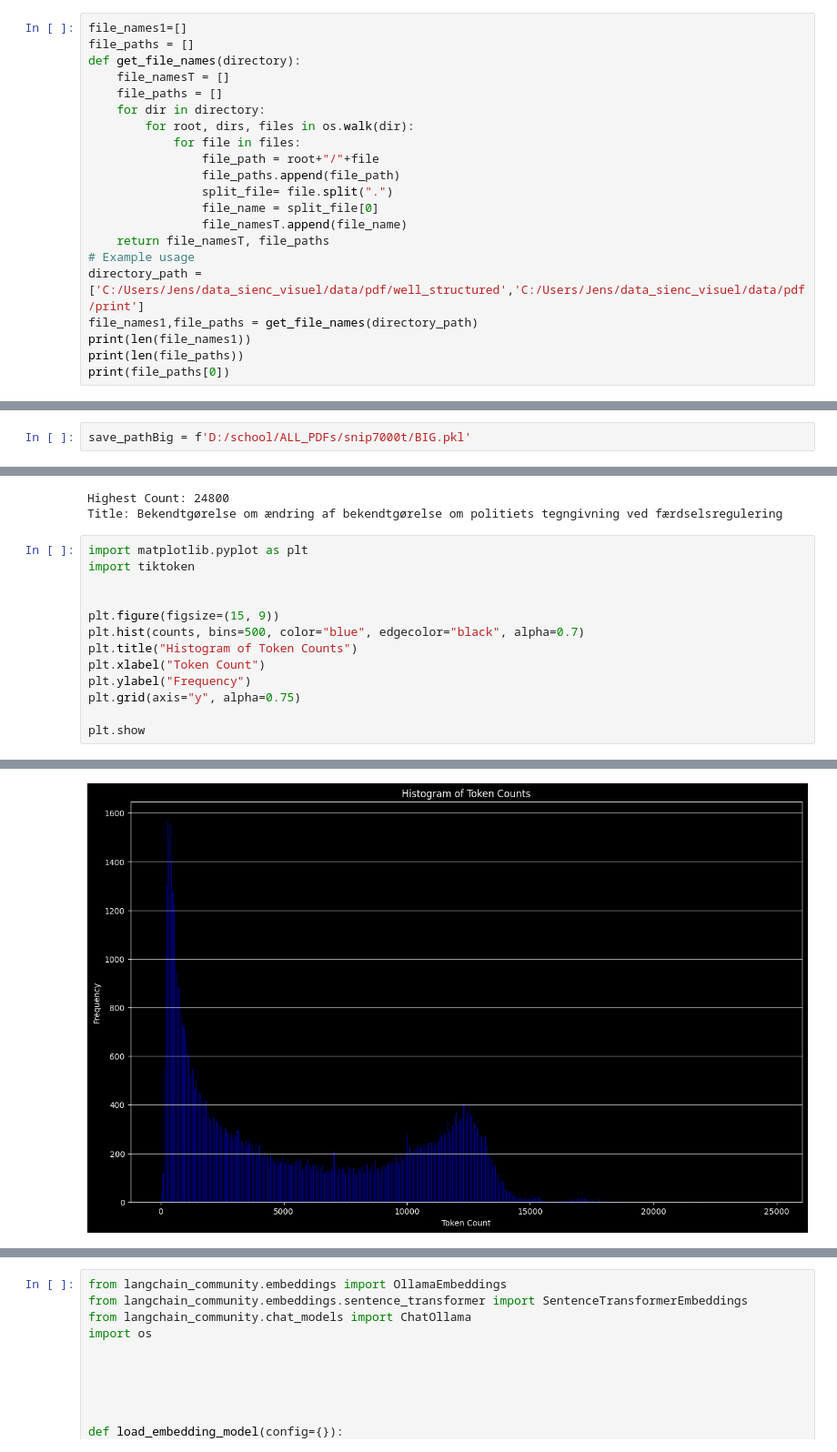
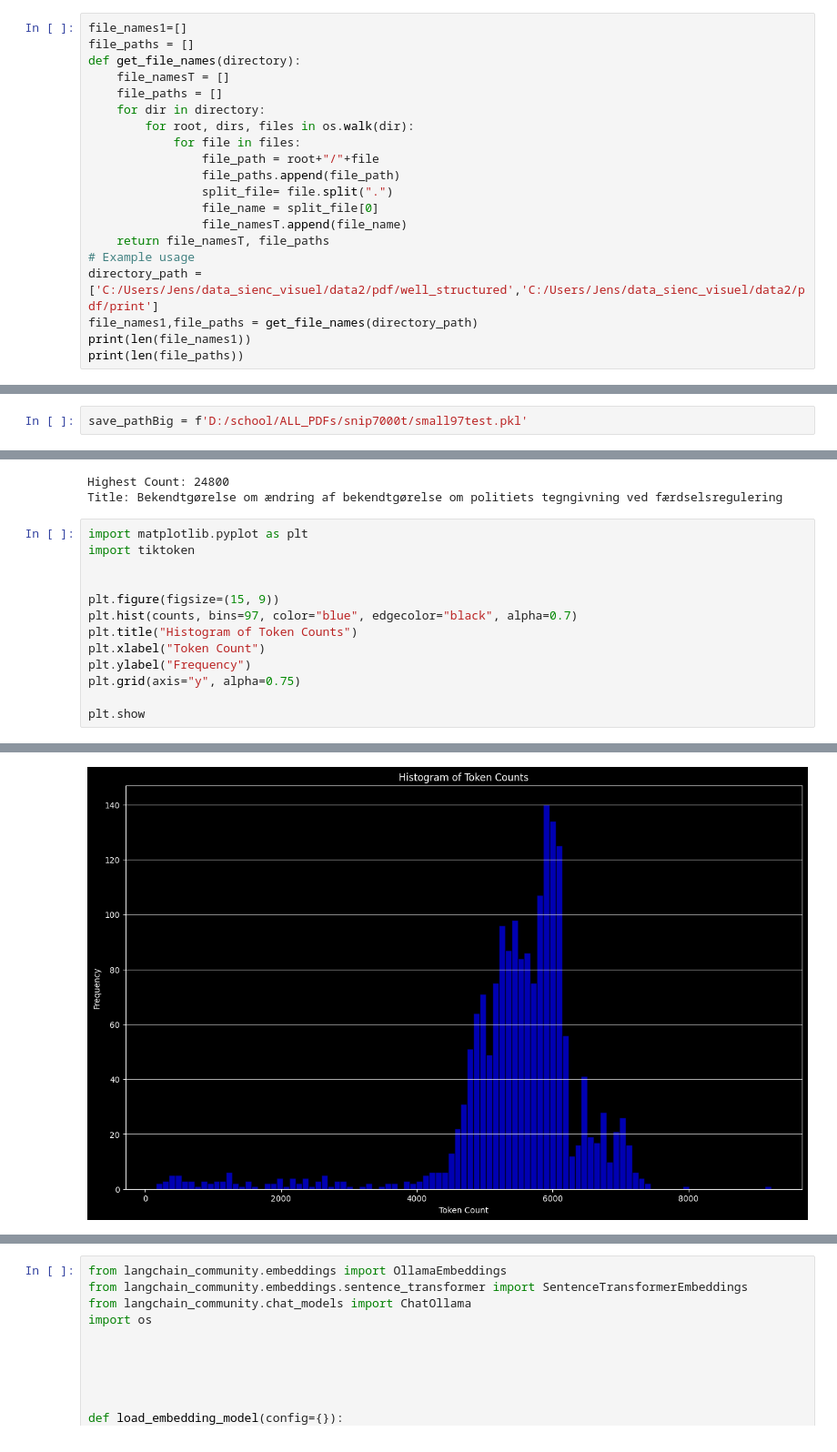
Before and after one commit to jmsaRuc/data_sienc_visuel, a Jupyter notebook: data_sienc_visuel/pdfloadpipe.ipynb, the cells around one changed output, grey strips where cells are left out. Shown: that part at 91% size. Cells and saved outputs as stored; diff of their text form.

```diff
--- a/data_sienc_visuel/pdfloadpipe.ipynb
+++ b/data_sienc_visuel/pdfloadpipe.ipynb
@@ -119,11 +122,10 @@ def get_file_names(directory):
                 file_namesT.append(file_name)
     return file_namesT, file_paths
 # Example usage
-directory_path = ['C:/Users/Jens/data_sienc_visuel/data/pdf/well_structured','C:/Users/Jens/data_sienc_visuel/data/pdf/print']
+directory_path = ['C:/Users/Jens/data_sienc_visuel/data2/pdf/well_structured','C:/Users/Jens/data_sienc_visuel/data2/pdf/print']
 file_names1,file_paths = get_file_names(directory_path)
 print(len(file_names1))
 print(len(file_paths))
-print(file_paths[0])
 # %% [output]
 91
 91
@@ -522,5 +525,5 @@ combined_snipCount
 # %% [output]
 1805
 # %%
-save_pathBig = f'D:/school/ALL_PDFs/snip7000t/BIG.pkl'
+save_pathBig = f'D:/school/ALL_PDFs/snip7000t/small97test.pkl'
 # %%
@@ -596,19 +602,19 @@ Title: Bekendtgørelse om ændring af bekendtgørelse om politiets tegngivning v
 # %%
 import matplotlib.pyplot as plt
 import tiktoken
 
 
 plt.figure(figsize=(15, 9))
-plt.hist(counts, bins=500, color="blue", edgecolor="black", alpha=0.7)
+plt.hist(counts, bins=97, color="blue", edgecolor="black", alpha=0.7)
 plt.title("Histogram of Token Counts")
 plt.xlabel("Token Count")
 plt.ylabel("Frequency")
 plt.grid(axis="y", alpha=0.75)
 
 plt.show
 # %% [output]
 <function matplotlib.pyplot.show(close=None, block=None)>
-[figure, old version]
+[figure, new version]
 # %%
 d_sorted = sorted(finaldocs, key=lambda x: x.metadata["ACCN"])
 d_reversed = list(reversed(d_sorted))
```
Also changed, not shown: parts of 11 cells of this notebook, 4 other files.
